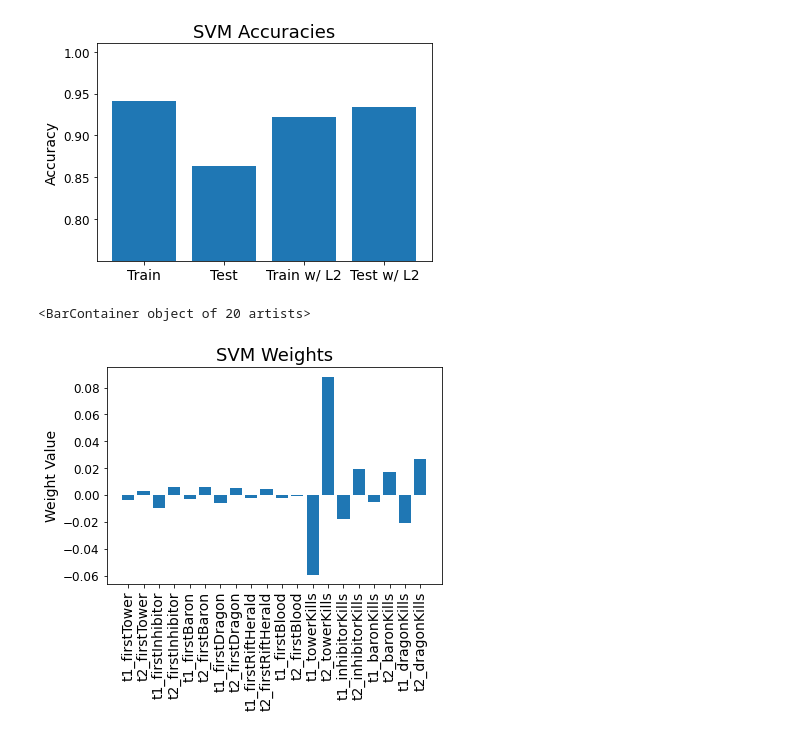
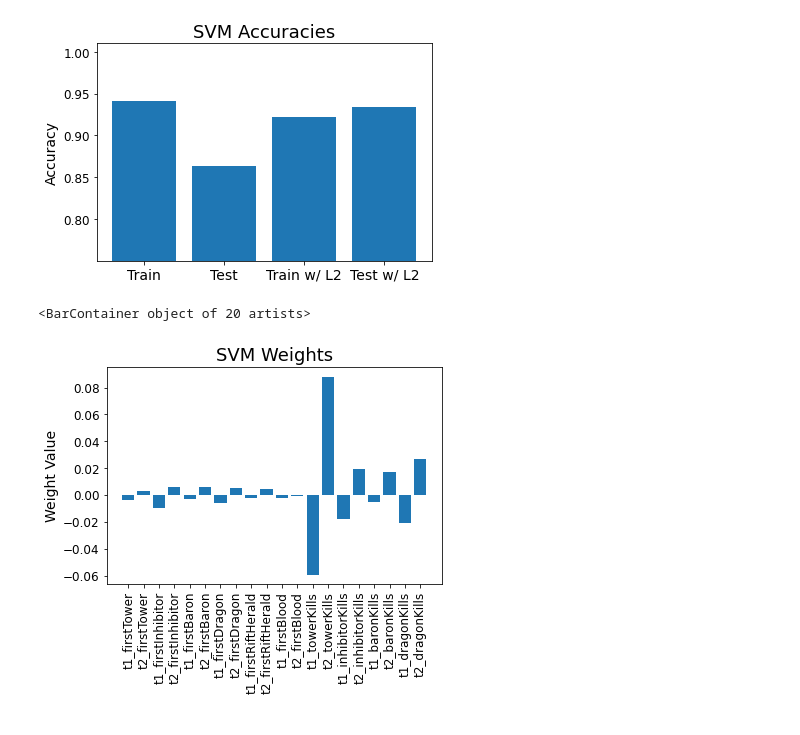
Before and after one commit to patrick-mcclure/a_day_in_the_life_of_a_data_scientist, a Jupyter notebook: A_Day_in_the_Life_of_a_Data_Scientist.ipynb, the cells around one changed output. Drawn from its saved outputs; the diff is of its cells as text; code cells hidden in the pictures.

```diff
--- a/A_Day_in_the_Life_of_a_Data_Scientist.ipynb
+++ b/A_Day_in_the_Life_of_a_Data_Scientist.ipynb
@@ -240,13 +241,13 @@ ax.bar(xs,[acc_train, acc_test, acc_train_l2, acc_test_l2])
 # %%
 #Plot input feature weights for the model with a regularization strength of 0.001
 fig, ax = plt.subplots()
 xs = np.array(list(range(len(objectives))))
 ax.set_ylabel('Weight Value',fontsize=14)
 ax.tick_params(axis='y', labelsize=12)
 ax.set_title('SVM Weights',fontsize=18)
 ax.set_xticks(xs)
-ax.set_xticklabels(objectives,rotation = 90,fontsize=14)
+ax.set_xticklabels(objectives,rotation = 90,fontsize=12)
 ax.bar(xs,np.squeeze(model_l2.coef_))
 # %% [output]
 <BarContainer object of 20 artists>
-[figure, old version]
+[figure, new version]
```
Also changed, not shown: parts of 10 cells of this notebook.
